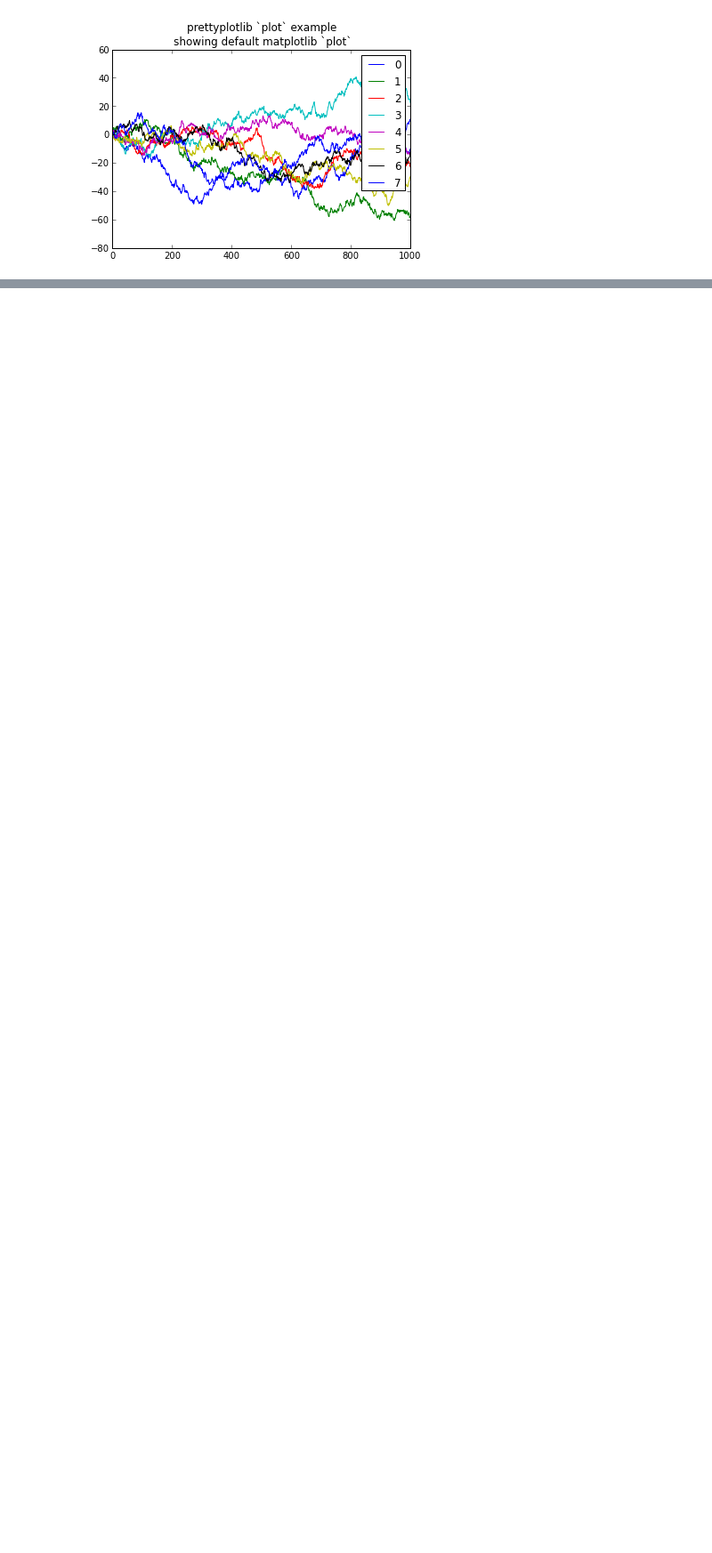
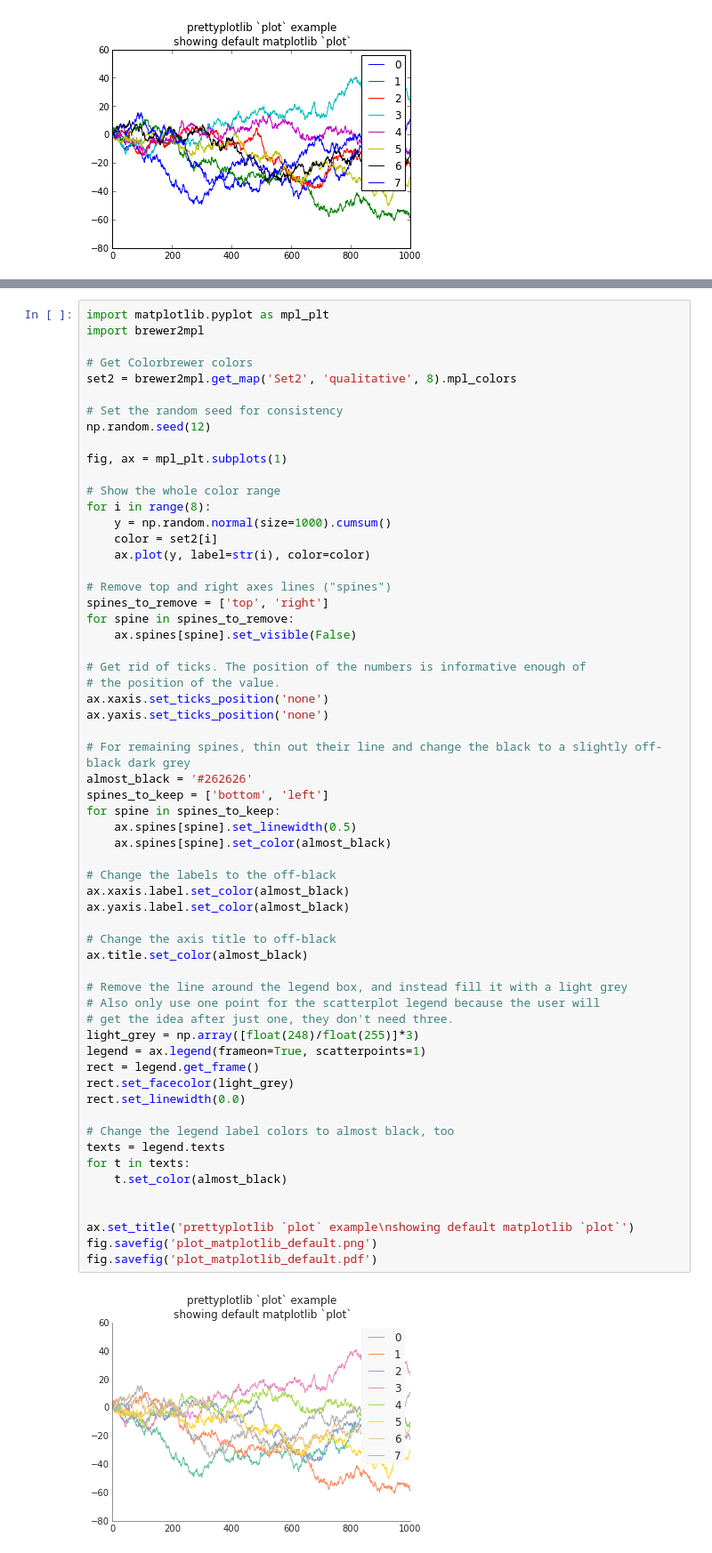
Before and after one commit to olgabot/prettyplotlib, a Jupyter notebook: examples/plot.ipynb, the cells around one changed output, grey strips where cells are left out. Shown at 89% size. Saved outputs shown, nothing was run; the diff lists cells and outputs as text; blank space fills up the shorter version.

```diff
--- a/examples/plot.ipynb
+++ b/examples/plot.ipynb
@@ -25,0 +26,62 @@ Yeah.. not nice
+# %%
+import matplotlib.pyplot as mpl_plt
+import brewer2mpl
+
+# Get Colorbrewer colors
+set2 = brewer2mpl.get_map('Set2', 'qualitative', 8).mpl_colors
+
+# Set the random seed for consistency
+np.random.seed(12)
+
+fig, ax = mpl_plt.subplots(1)
+
+# Show the whole color range
+for i in range(8):
+    y = np.random.normal(size=1000).cumsum()
+    color = set2[i]
+    ax.plot(y, label=str(i), color=color)
+
+# Remove top and right axes lines ("spines")
+spines_to_remove = ['top', 'right']
+for spine in spines_to_remove:
+    ax.spines[spine].set_visible(False)
+
+# Get rid of ticks. The position of the numbers is informative enough of
+# the position of the value.
+ax.xaxis.set_ticks_position('none')
+ax.yaxis.set_ticks_position('none')
+
+# For remaining spines, thin out their line and change the black to a slightly off-black dark grey
+almost_black = '#262626'
+spines_to_keep = ['bottom', 'left']
+for spine in spines_to_keep:
+    ax.spines[spine].set_linewidth(0.5)
+    ax.spines[spine].set_color(almost_black)
+
+# Change the labels to the off-black
+ax.xaxis.label.set_color(almost_black)
+ax.yaxis.label.set_color(almost_black)
+
+# Change the axis title to off-black
+ax.title.set_color(almost_black)
+
+# Remove the line around the legend box, and instead fill it with a light grey
+# Also only use one point for the scatterplot legend because the user will
+# get the idea after just one, they don't need three.
+light_grey = np.array([float(248)/float(255)]*3)
+legend = ax.legend(frameon=True, scatterpoints=1)
+rect = legend.get_frame()
+rect.set_facecolor(light_grey)
+rect.set_linewidth(0.0)
+
+# Change the legend label colors to almost black, too
+texts = legend.texts
+for t in texts:
+    t.set_color(almost_black)
+
+
+ax.set_title('prettyplotlib `plot` example\nshowing default matplotlib `plot`')
+fig.savefig('plot_matplotlib_default.png')
+fig.savefig('plot_matplotlib_default.pdf')
+# %% [output]
+[figure, added]
```
Also changed, not shown: parts of 6 cells of this notebook, 53 other files.
